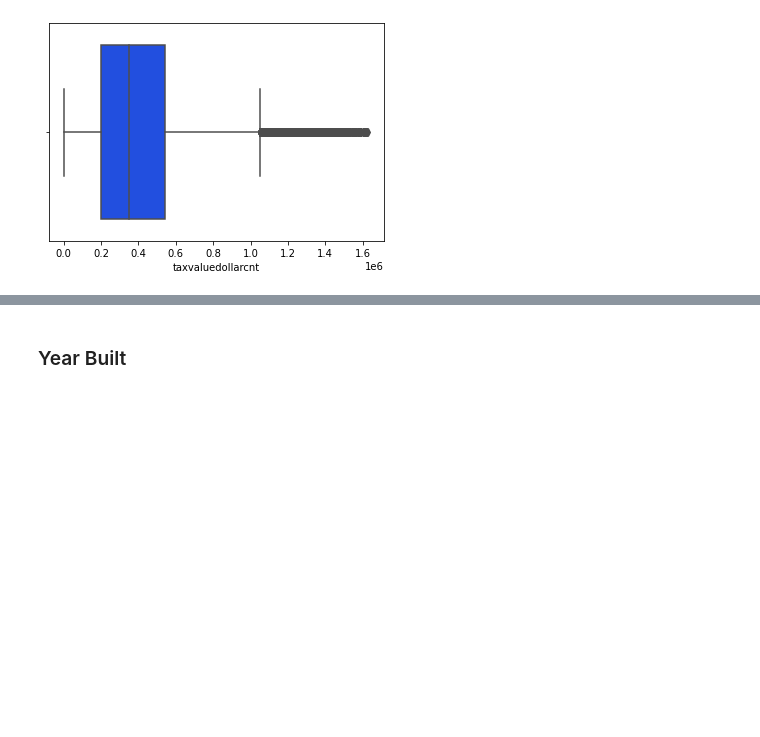
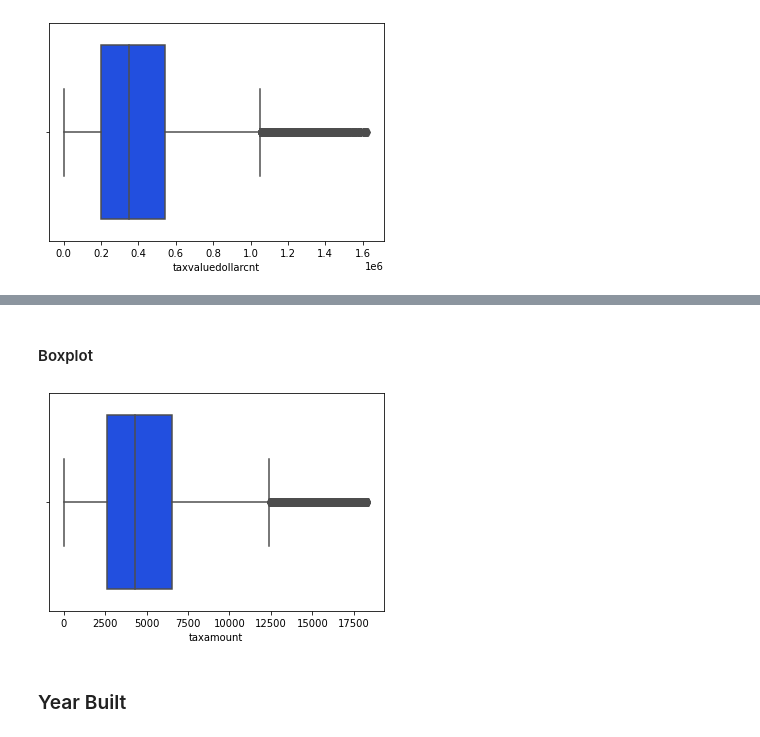
Before and after one commit to malachi-hale/Zillow-Project, a Jupyter notebook: Final Project.ipynb, the cells around one changed output, grey strips where cells are left out. Cells and saved outputs as stored; diff of their text form; code cells hidden in the pictures; blank space fills up the shorter version.

```diff
--- a/Final Project.ipynb
+++ b/Final Project.ipynb
@@ -100,3 +154,9 @@ tax_value_boxplot = sns.boxplot(x=zillow["taxvaluedollarcnt"])
+# %% [markdown]
+#### Boxplot
+# %%
+tax_amount_boxplot = sns.boxplot(x=zillow["taxamount"])
+# %% [output]
+[figure, added]
 # %% [markdown]
 ### Year Built
 # %% [markdown]
```
Also changed, not shown: parts of 139 cells of this notebook.
